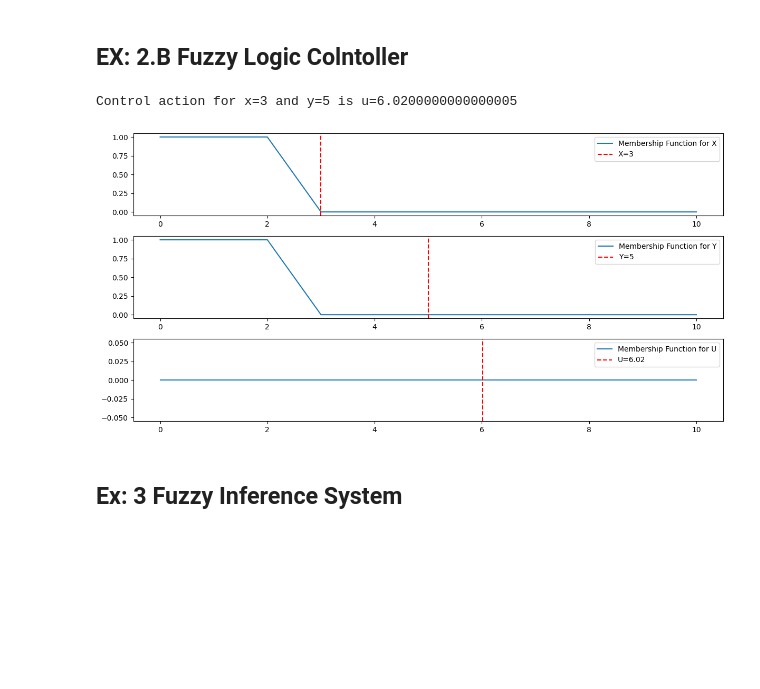
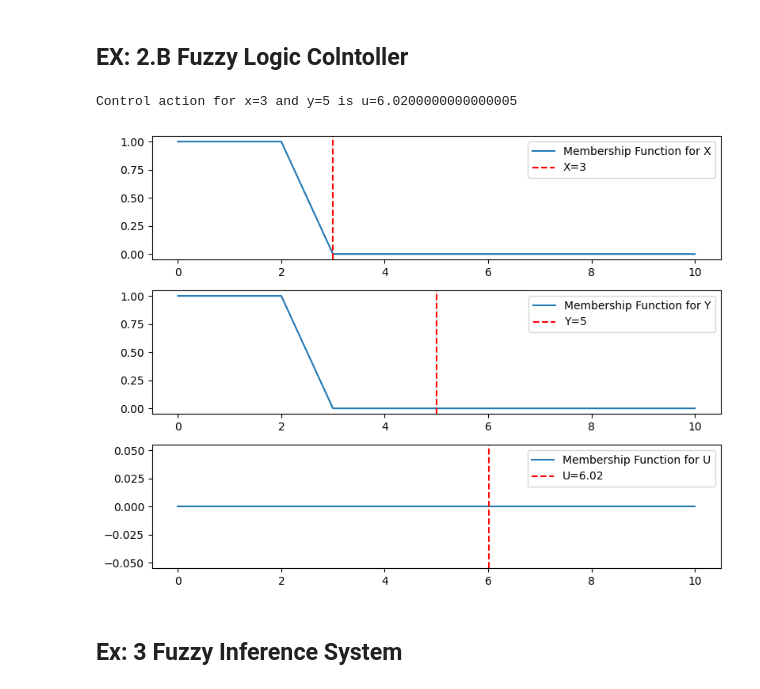
Before and after one commit to ramprasathmk/Soft-Computing-Lab-2024, a Jupyter notebook: SoftComputingLab_(VI_SEM).ipynb, the cells around one changed output. Drawn from its saved outputs; the diff is of its cells as text; code cells hidden in the pictures; blank space fills up the shorter version.

```diff
--- a/SoftComputingLab_(VI_SEM).ipynb
+++ b/SoftComputingLab_(VI_SEM).ipynb
@@ -368,37 +366,37 @@ for i, val in enumerate(x_values):
     y_values[i] = membership_L(val, 2, 4)
     u_values[i] = membership_L(val, 6, 8)
 
-plt.figure(figsize=(12, 6))
+plt.figure(figsize=(8, 6))
 plt.subplot(311)
 plt.plot(x_values, y_values, label='Membership Function for X')
 plt.axvline(x=3, color='r', linestyle='--', label='X=3')
 plt.legend()
 
 for i, val in enumerate(x_values):
     y_values[i] = membership_L(val, 2, 4)
     u_values[i] = membership_Pi(val, 2, 5, 8, 8)
 
 plt.subplot(312)
 plt.plot(x_values, y_values, label='Membership Function for Y')
 plt.axvline(x=5, color='r', linestyle='--', label='Y=5')
 plt.legend()
 
 for i, val in enumerate(x_values):
     u_values[i] = membership_L(val, 0, 3)
     u_values[i] += membership_Pi(val, 2, 5, 8, 8)
     u_values[i] += membership_U(val, 6, 8)
     u_values[i] /= 3
 
 plt.subplot(313)
 plt.plot(x_values, u_values, label='Membership Function for U')
 plt.axvline(x=u, color='r', linestyle='--', label='U={:.2f}'.format(u))
 plt.legend()
 
 plt.tight_layout()
 plt.show()
 # %% [output]
 Control action for x=3 and y=5 is u=6.0200000000000005
-[figure, old version]
+[figure, new version]
 # %% [markdown]
 ## Ex: 3 Fuzzy Inference System
 # %%
```
Also changed, not shown: parts of 8 cells of this notebook.
